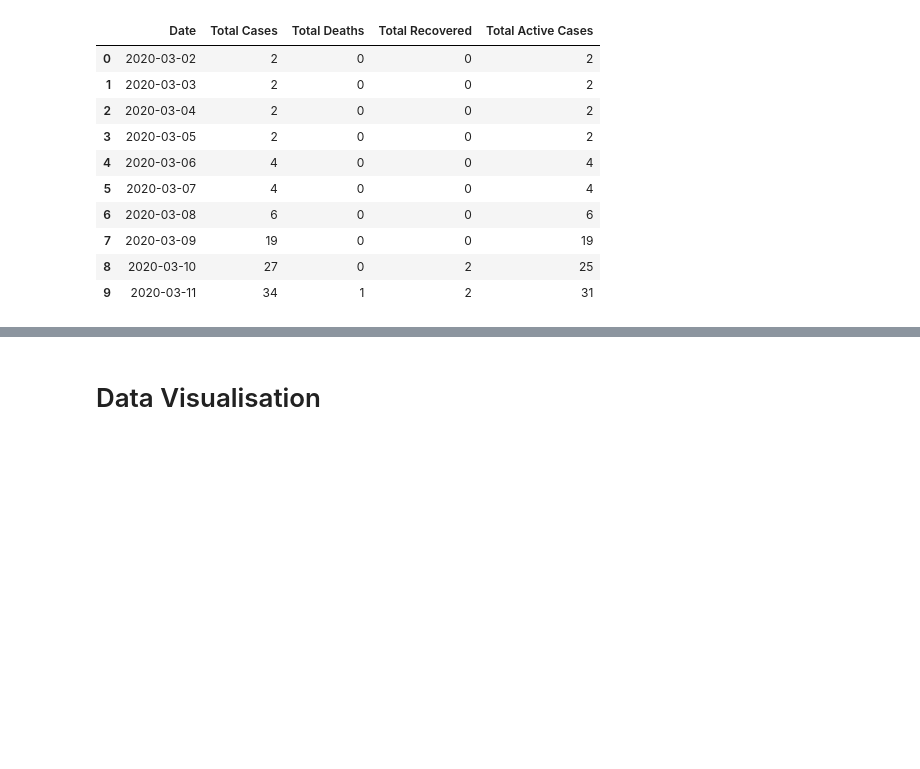
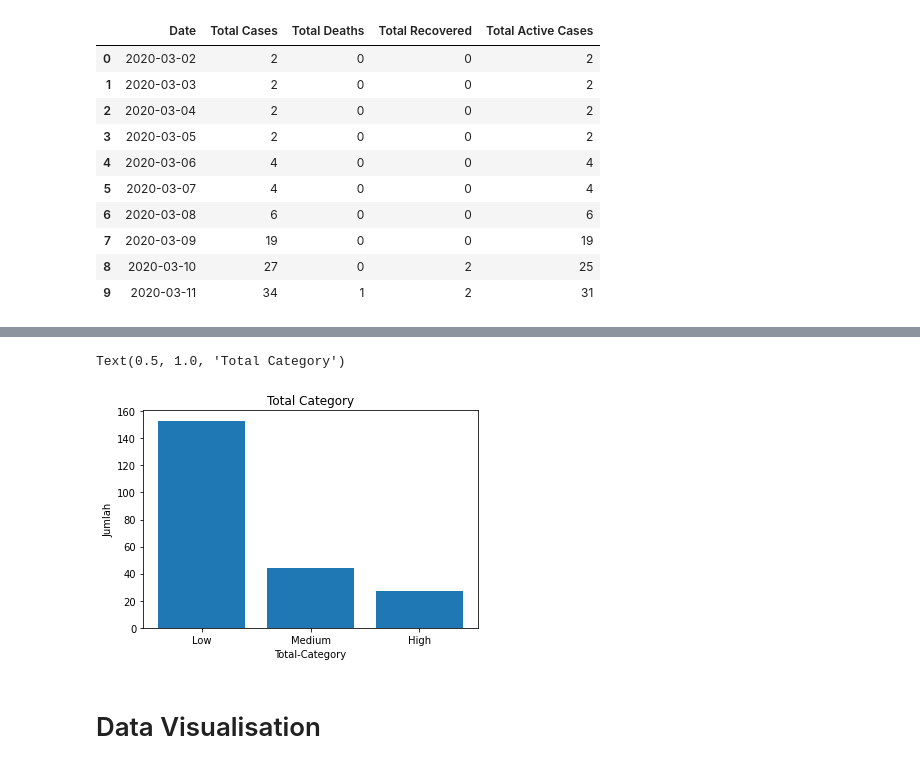
Before and after one commit to Andhi1710/python, a Jupyter notebook: (Andhi_Hamzah)_Covid_19_Indonesia_Dataset.ipynb, the cells around one changed output, grey strips where cells are left out. Cells and saved outputs as stored; diff of their text form; code cells hidden in the pictures; blank space fills up the shorter version.

```diff
--- a/(Andhi_Hamzah)_Covid_19_Indonesia_Dataset.ipynb
+++ b/(Andhi_Hamzah)_Covid_19_Indonesia_Dataset.ipynb
@@ -362,3 +362,7 @@ data_covid_total.head(10)
 | 7 | 2020-03-09 | 19 | 0 | 0 | 19 |
 | 8 | 2020-03-10 | 27 | 0 | 2 | 25 |
 | 9 | 2020-03-11 | 34 | 1 | 2 | 31 |
+# %%
+#@title Binning
+category = np.linspace(min(data_covid["Total Cases"]), max(data_covid["Total Cases"]), 4)
+category
@@ -364,0 +371,5 @@ data_covid_total.head(10)
+# %%
+group_names = ['Low', 'Medium', 'High']
+# %%
+data_covid['Total-category'] = pd.cut(data_covid['Total Cases'], category, labels=group_names, include_lowest=True )
+data_covid[['Total Cases','Total-category']].head(20)
@@ -365,3 +403,16 @@ data_covid_total.head(10)
+# %%
+%matplotlib inline
+import matplotlib as plt
+from matplotlib import pyplot
+pyplot.bar(group_names, data_covid["Total-category"].value_counts())
+
+# set x/y labels and plot title
+plt.pyplot.xlabel("Total-Category")
+plt.pyplot.ylabel("Jumlah")
+plt.pyplot.title("Total Category")
+# %% [output]
+Text(0.5, 1.0, 'Total Category')
+[figure, added]
 # %% [markdown]
 # Data Visualisation
 # %%
```
Also changed, not shown: parts of 37 cells of this notebook.
